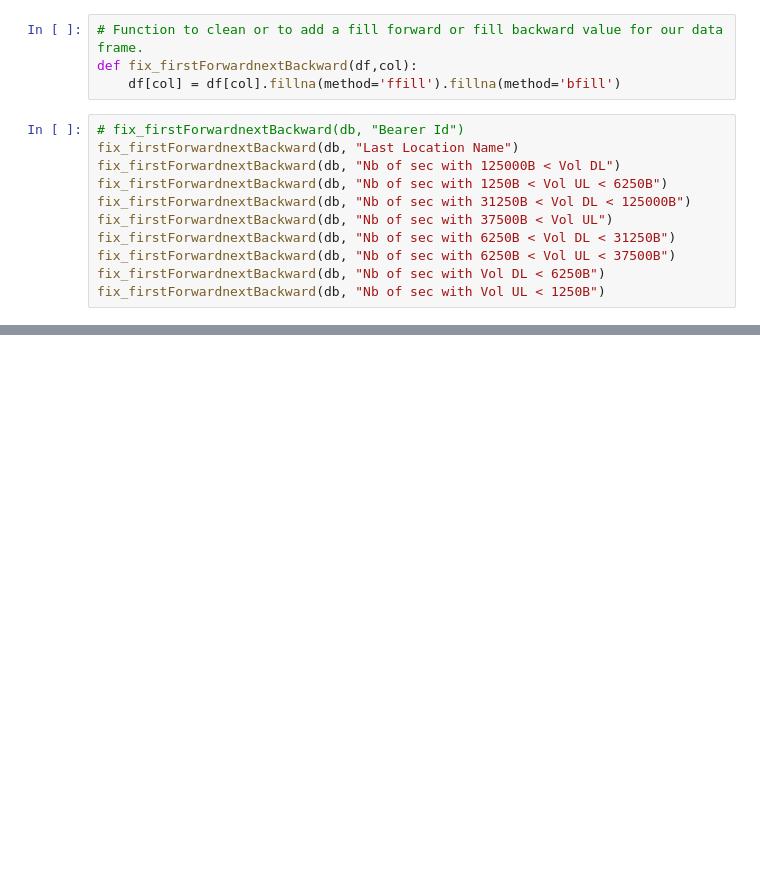
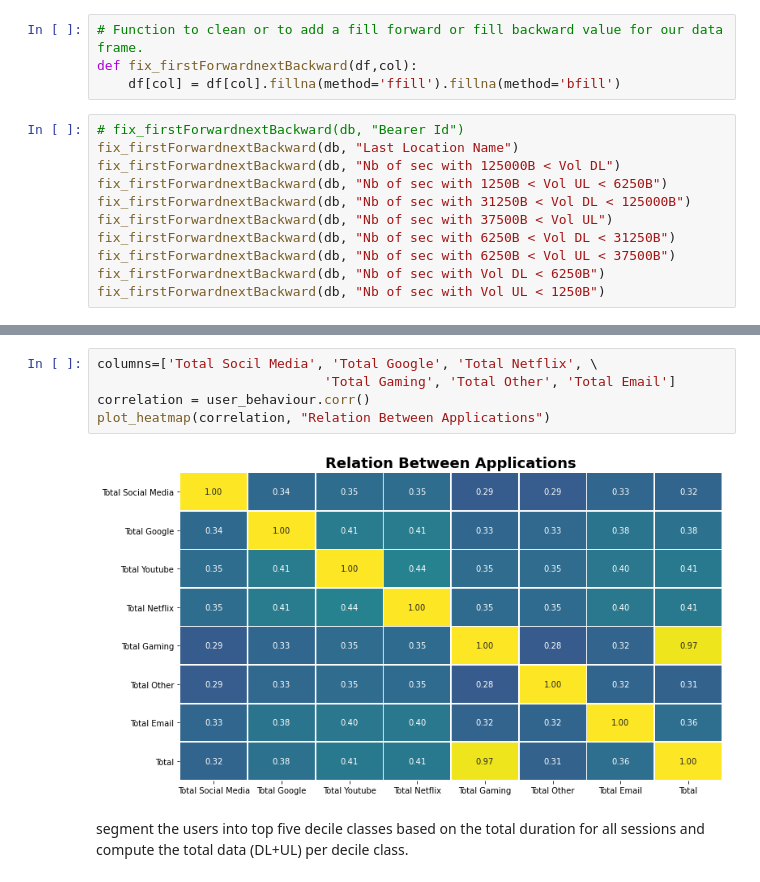
Before and after one commit to Bina-man/Telecom-Data, a Jupyter notebook: notebooks/User Overview analysis (telecom data).ipynb, the cells around one changed output, grey strips where cells are left out. Drawn from its saved outputs; the diff is of its cells as text; blank space fills up the shorter version.

```diff
--- a/notebooks/User Overview analysis (telecom data).ipynb
+++ b/notebooks/User Overview analysis (telecom data).ipynb
@@ -633,0 +396,9 @@ max: 902969616.0
+# %%
+columns=['Total Socil Media', 'Total Google', 'Total Netflix', \
+                             'Total Gaming', 'Total Other', 'Total Email']
+correlation = user_behaviour.corr()
+plot_heatmap(correlation, "Relation Between Applications")
+# %% [output]
+[figure, added]
+# %% [markdown]
+segment the users into top five decile classes based on the total duration for all sessions and compute the total data (DL+UL) per decile class.
```
Also changed, not shown: parts of 67 cells of this notebook, 2 other files.
